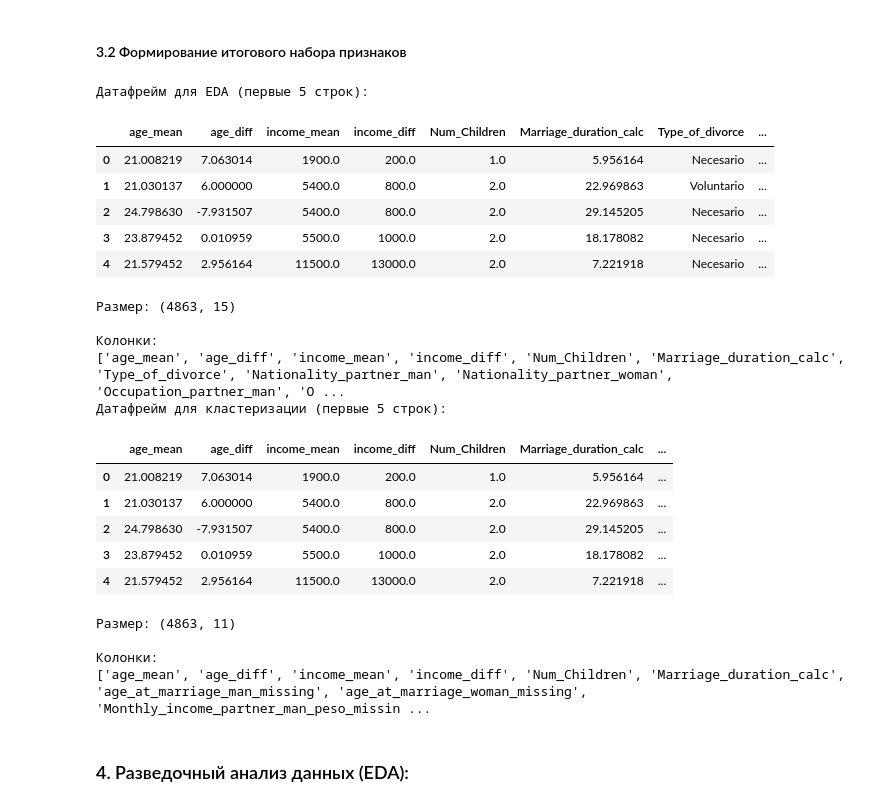
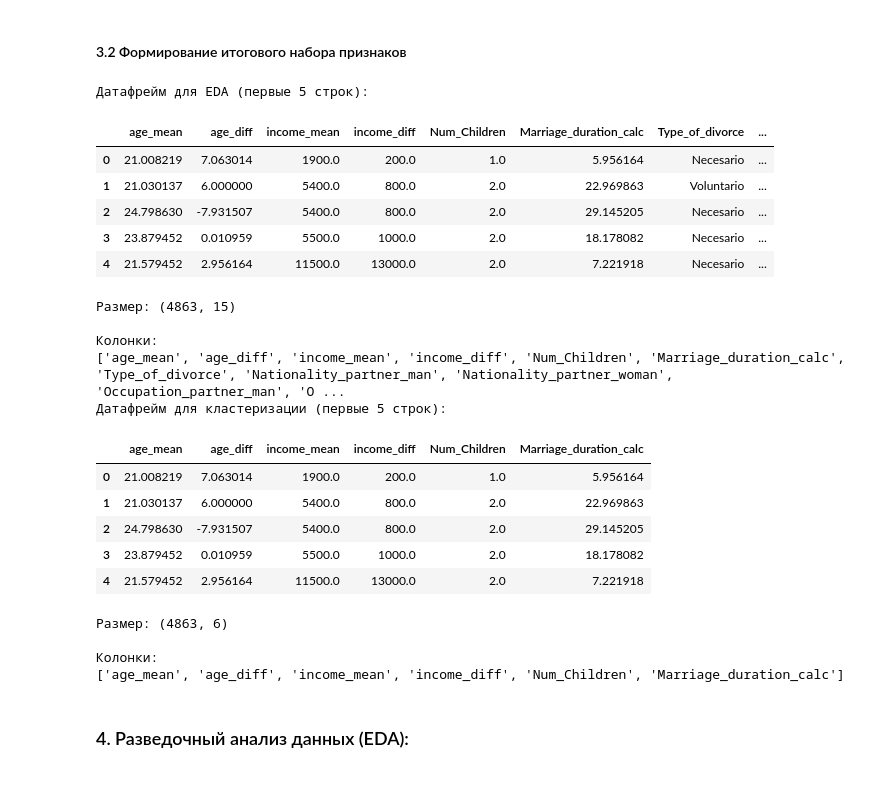
Before and after one commit to DebugDestroy/homework, a Jupyter notebook: Project.ipynb, the cells around one changed output. Drawn from its saved outputs; the diff is of its cells as text; code cells hidden in the pictures.

```diff
--- a/Project.ipynb
+++ b/Project.ipynb
@@ -744,14 +753,7 @@ cluster_cols = [
     'income_mean',
     'income_diff',
     'Num_Children',
-    'Marriage_duration_calc',
-
-    # индикаторы
-    'age_at_marriage_man_missing',
-    'age_at_marriage_woman_missing',
-    'Monthly_income_partner_man_peso_missing',
-    'Monthly_income_partner_woman_peso_missing',
-    'Num_Children_missing'
+    'Marriage_duration_calc'
 ]
 
 
@@ -759,43 +761,43 @@ cluster_cols = [
 df_eda = df[ordered_cols].copy()
 df_cluster = df[cluster_cols].copy()
 
 # 4. Просмотр результата
 print("Датафрейм для EDA (первые 5 строк):")
 display(df_eda.head())
 
 print("\nРазмер:", df_eda.shape)
 print("\nКолонки:")
 print(df_eda.columns.tolist())
 
 print("Датафрейм для кластеризации (первые 5 строк):")
 display(df_cluster.head())
 
 print("\nРазмер:", df_cluster.shape)
 print("\nКолонки:")
 print(df_cluster.columns.tolist())
 # %% [output]
 Датафрейм для EDA (первые 5 строк):
 |  | age_mean | age_diff | income_mean | income_diff | Num_Children | Marriage_duration_calc | Type_of_divorce | ... |
 | 0 | 21.008219 | 7.063014 | 1900.0 | 200.0 | 1.0 | 5.956164 | Necesario | ... |
 | 1 | 21.030137 | 6.000000 | 5400.0 | 800.0 | 2.0 | 22.969863 | Voluntario | ... |
 | 2 | 24.798630 | -7.931507 | 5400.0 | 800.0 | 2.0 | 29.145205 | Necesario | ... |
 | 3 | 23.879452 | 0.010959 | 5500.0 | 1000.0 | 2.0 | 18.178082 | Necesario | ... |
 | 4 | 21.579452 | 2.956164 | 11500.0 | 13000.0 | 2.0 | 7.221918 | Necesario | ... |
 Размер: (4863, 15)
 
 Колонки:
 ['age_mean', 'age_diff', 'income_mean', 'income_diff', 'Num_Children', 'Marriage_duration_calc', 'Type_of_divorce', 'Nationality_partner_man', 'Nationality_partner_woman', 'Occupation_partner_man', 'O ...
 Датафрейм для кластеризации (первые 5 строк):
-|  | age_mean | age_diff | income_mean | income_diff | Num_Children | Marriage_duration_calc | ... |
-| 0 | 21.008219 | 7.063014 | 1900.0 | 200.0 | 1.0 | 5.956164 | ... |
-| 1 | 21.030137 | 6.000000 | 5400.0 | 800.0 | 2.0 | 22.969863 | ... |
-| 2 | 24.798630 | -7.931507 | 5400.0 | 800.0 | 2.0 | 29.145205 | ... |
-| 3 | 23.879452 | 0.010959 | 5500.0 | 1000.0 | 2.0 | 18.178082 | ... |
-| 4 | 21.579452 | 2.956164 | 11500.0 | 13000.0 | 2.0 | 7.221918 | ... |
+|  | age_mean | age_diff | income_mean | income_diff | Num_Children | Marriage_duration_calc |
+| 0 | 21.008219 | 7.063014 | 1900.0 | 200.0 | 1.0 | 5.956164 |
+| 1 | 21.030137 | 6.000000 | 5400.0 | 800.0 | 2.0 | 22.969863 |
+| 2 | 24.798630 | -7.931507 | 5400.0 | 800.0 | 2.0 | 29.145205 |
+| 3 | 23.879452 | 0.010959 | 5500.0 | 1000.0 | 2.0 | 18.178082 |
+| 4 | 21.579452 | 2.956164 | 11500.0 | 13000.0 | 2.0 | 7.221918 |
-Размер: (4863, 11)
+Размер: (4863, 6)
 
 Колонки:
-['age_mean', 'age_diff', 'income_mean', 'income_diff', 'Num_Children', 'Marriage_duration_calc', 'age_at_marriage_man_missing', 'age_at_marriage_woman_missing', 'Monthly_income_partner_man_peso_missin ...
+['age_mean', 'age_diff', 'income_mean', 'income_diff', 'Num_Children', 'Marriage_duration_calc']
 # %% [markdown]
 ### 4. Разведочный анализ данных (EDA):
 # %% [markdown]
```
Also changed, not shown: parts of 33 cells of this notebook.
